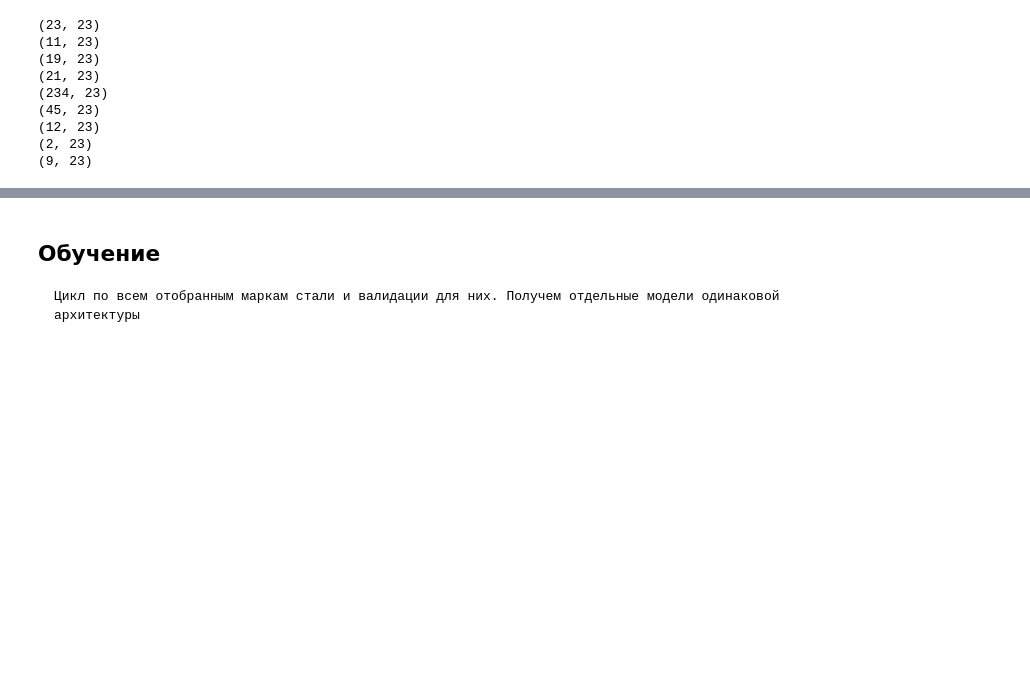
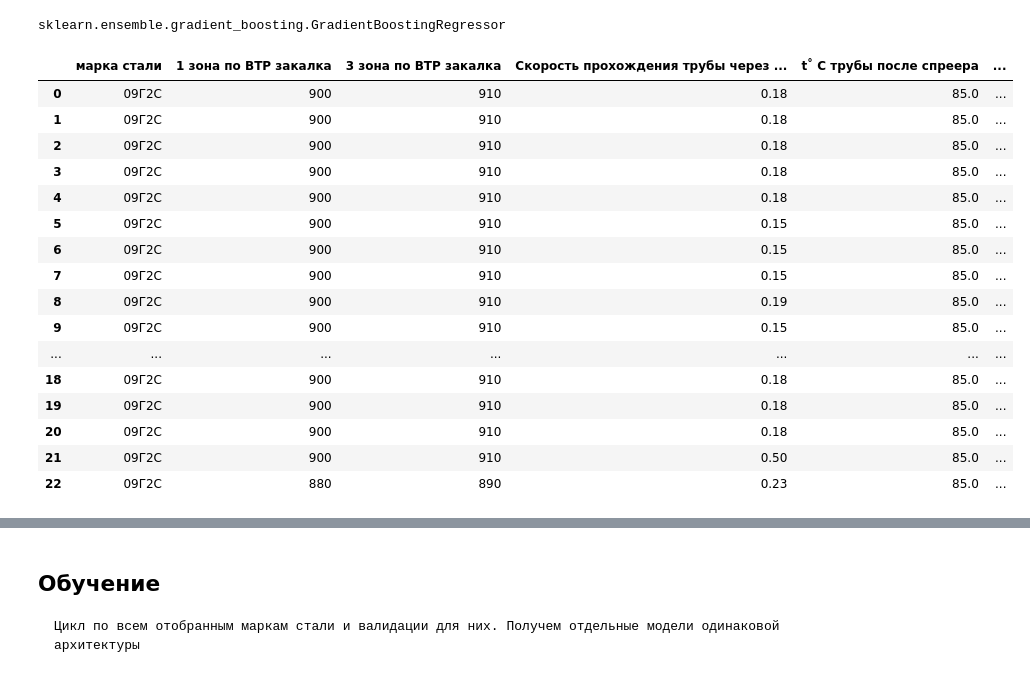
Before and after one commit to ChelpipeBigDataTeam/PNTZ, a Jupyter notebook: Models_steel.ipynb, the cells around one changed output, grey strips where cells are left out. Cells and saved outputs as stored; diff of their text form; code cells hidden in the pictures; blank space fills up the shorter version.

```diff
--- a/Models_steel.ipynb
+++ b/Models_steel.ipynb
@@ -249,27 +263,3 @@ Valid:
-# %%
-scaler = StandardScaler()
-for valid in arr_valid_steel:
-    y_valid = pd.DataFrame()
-    X_valid = pd.DataFrame()
-
-    target = 'Предел текучести'
-    # target = 'Врем. сопротивление'
-    y_valid[target] = valid[target]
-
-    for i in ls_need_col:
-        X_valid[i] = valid[i]
-    print(X_valid.shape)
-    X_valid = scaler.fit_transform(X_valid, y_valid)
-# %% [output]
-(23, 23)
-(11, 23)
-(19, 23)
-(21, 23)
-(234, 23)
-(45, 23)
-(12, 23)
-(2, 23)
-(9, 23)
 # %%
 from sklearn.learning_curve import learning_curve
 def plot_learning_curve(estimator, title, X, y, ylim=None, cv=None,
@@ -307,6 +297,30 @@ def plot_learning_curve(estimator, title, X, y, ylim=None, cv=None,
 #                                    test_size=0.2, random_state=0)
 # title = 'title'
 # plot_learning_curve(rfc, title, X, y, cv=cv, ylim=(0.7, 1.01), n_jobs=-1)
+# %%
+GradientBoostingRegressor
+# %% [output]
+sklearn.ensemble.gradient_boosting.GradientBoostingRegressor
+# %%
+valid
+# %% [output]
+|  | марка стали | 1 зона по ВТР закалка | 3 зона по ВТР закалка | Скорость прохождения трубы через ... | t˚ C трубы после спреера | ... |
+| 0 | 09Г2С | 900 | 910 | 0.18 | 85.0 | ... |
+| 1 | 09Г2С | 900 | 910 | 0.18 | 85.0 | ... |
+| 2 | 09Г2С | 900 | 910 | 0.18 | 85.0 | ... |
+| 3 | 09Г2С | 900 | 910 | 0.18 | 85.0 | ... |
+| 4 | 09Г2С | 900 | 910 | 0.18 | 85.0 | ... |
+| 5 | 09Г2С | 900 | 910 | 0.15 | 85.0 | ... |
+| 6 | 09Г2С | 900 | 910 | 0.15 | 85.0 | ... |
+| 7 | 09Г2С | 900 | 910 | 0.15 | 85.0 | ... |
+| 8 | 09Г2С | 900 | 910 | 0.19 | 85.0 | ... |
+| 9 | 09Г2С | 900 | 910 | 0.15 | 85.0 | ... |
+| ... | ... | ... | ... | ... | ... | ... |
+| 18 | 09Г2С | 900 | 910 | 0.18 | 85.0 | ... |
+| 19 | 09Г2С | 900 | 910 | 0.18 | 85.0 | ... |
+| 20 | 09Г2С | 900 | 910 | 0.18 | 85.0 | ... |
+| 21 | 09Г2С | 900 | 910 | 0.50 | 85.0 | ... |
+| 22 | 09Г2С | 880 | 890 | 0.23 | 85.0 | ... |
 # %%
 label = LabelEncoder()
 scaler = StandardScaler()
```
Also changed, not shown: parts of 29 cells of this notebook.
